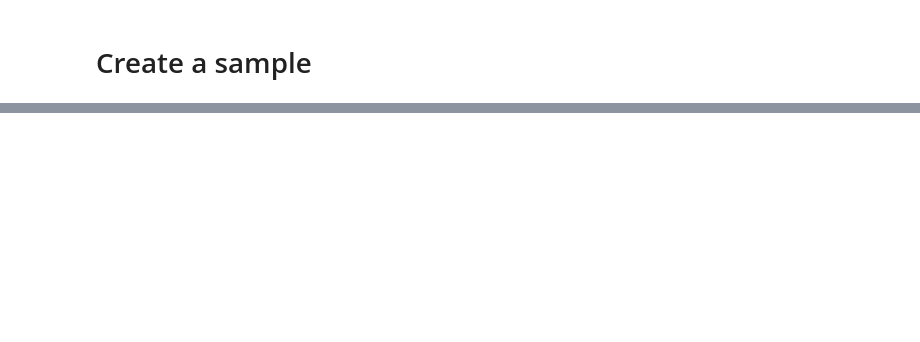
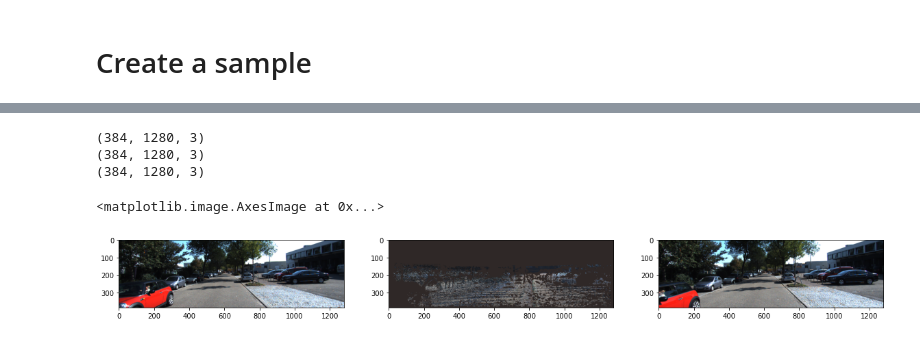
Before and after one commit to Monash-Connected-Autonomous-Vehicle/unsupervised-pseuso-LiDAR, a Jupyter notebook: inverse_warper.ipynb, the cells around one changed output, grey strips where cells are left out. Cells and saved outputs as stored; diff of their text form; code cells hidden in the pictures; blank space fills up the shorter version.

```diff
--- a/inverse_warper.ipynb
+++ b/inverse_warper.ipynb
@@ -241,0 +64,4 @@ src_pixel_coords = project(cam_coords, K, Tcw)
+# %%
+# convert to cam coords
+xnorm = K.inverse().float() @ flat_grid.float()
+xnorm = xnorm.view(1, 3, H, W) * depth[0].unsqueeze(0)
@@ -285,28 +95,0 @@ input_img = 0.5 + (input_img * 0.5)
-# %%
-# load a depth model
-depth_model = trainer.depth_model
-depth_model.load_state_dict(depth_model_state_dict)
-depth_model.eval()
-
-# # load a pose model
-# pose_model = trainer.pose_model
-# pose_model.load_state_dict(pose_model_state_dict)
-# pose_model.eval()
-
-# test input image
-input_imgs = one_sample['tgt'].unsqueeze(0).to(trainer.device)
-ref_imgs   = [img.unsqueeze(0).to(trainer.device) for img in one_sample['ref_imgs']]
-
-with torch.no_grad():
-    # test and plot
-    depth = depth_model(input_imgs)
-#     pose  = pose_model(input_imgs, ref_imgs)
-
-# split poses
-# poses_t_0 = pose[:, 0, :]
-
-# figure out all outputs
-deep        = (1/depth[0][0].squeeze()).cpu().detach().numpy()
-
-plt.imshow(input_img)
-plt.show()
@@ -319,0 +96,11 @@ plt.show()
+# %%
+fig, axs = plt.subplots(1, 3, figsize=(20, 20))
+axs[0].imshow(plt_tensor(ref_imgs[0][0]))
+axs[1].imshow(plt_tensor(projected_img[0]))
+axs[2].imshow(plt_tensor(tgt[0]))
+# %% [output]
+(384, 1280, 3)
+(384, 1280, 3)
+(384, 1280, 3)
+<matplotlib.image.AxesImage at 0x...>
+[figure, added]
```
Also changed, not shown: parts of 30 cells of this notebook, 3 other files.
